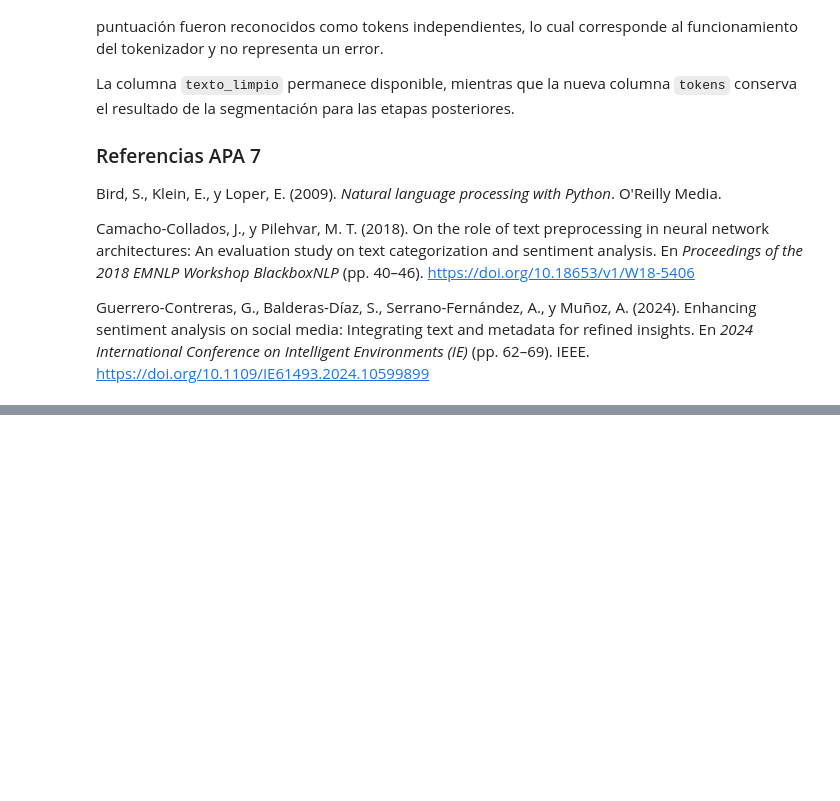
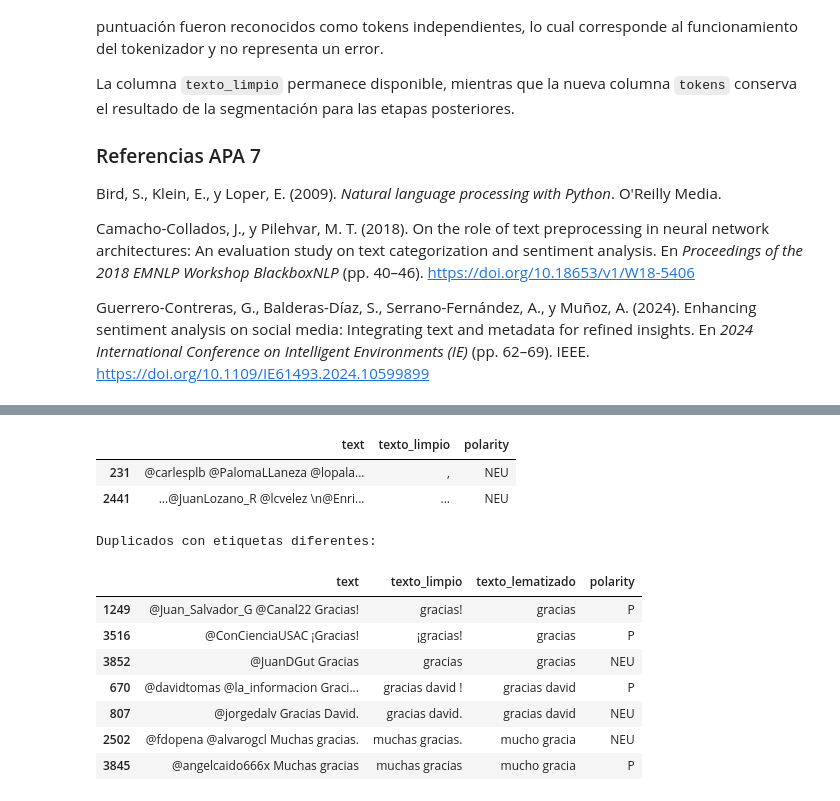
Before and after one commit to cahecaz/TrabajoFinal_analisisdesentimientos, a Jupyter notebook: Analisis_Inicial_IA_Tweets.ipynb, the cells around one changed output, grey strips where cells are left out. Saved outputs shown, nothing was run; the diff lists cells and outputs as text; code cells hidden in the pictures; blank space fills up the shorter version.

```diff
--- a/Analisis_Inicial_IA_Tweets.ipynb
+++ b/Analisis_Inicial_IA_Tweets.ipynb
@@ -669,0 +816,64 @@ https://doi.org/10.1109/IE61493.2024.10599899
+# %%
+# 22. Examinar casos generados por la lematización
+
+registros_sin_lemas = datos_limpios[
+    datos_limpios['cantidad_lemas'].eq(0)
+][
+    ['text', 'texto_limpio', 'polarity']
+]
+
+duplicados_lematizados = datos_limpios[
+    datos_limpios['texto_lematizado'].duplicated(
+        keep=False
+    )
+][
+    [
+        'text',
+        'texto_limpio',
+        'texto_lematizado',
+        'polarity'
+    ]
+].sort_values(
+    by='texto_lematizado'
+)
+
+textos_lematizados_conflictivos = etiquetas_por_texto[
+    etiquetas_por_texto > 1
+].index
+
+registros_lematizados_conflictivos = datos_limpios[
+    datos_limpios['texto_lematizado'].isin(
+        textos_lematizados_conflictivos
+    )
+][
+    [
+        'text',
+        'texto_limpio',
+        'texto_lematizado',
+        'polarity'
+    ]
+].sort_values(
+    by='texto_lematizado'
+)
+
+print(
+    'Registros sin lemas:',
+    len(registros_sin_lemas)
+)
+
+print(
+    'Registros involucrados en duplicados:',
+    len(duplicados_lematizados)
+)
+
+print(
+    'Grupos con etiquetas diferentes:',
+    len(textos_lematizados_conflictivos)
+)
+
+print('\nRegistros sin lemas:')
+display(registros_sin_lemas)
+
+print('\nDuplicados con etiquetas diferentes:')
+display(registros_lematizados_conflictivos)
+# %% [output]
@@ -669,0 +885,12 @@ https://doi.org/10.1109/IE61493.2024.10599899
+|  | text | texto_limpio | polarity |
+| 231 | @carlesplb @PalomaLLaneza @lopala... | , | NEU |
+| 2441 | ...@JuanLozano_R @lcvelez \n@Enri... | ... | NEU |
+Duplicados con etiquetas diferentes:
+|  | text | texto_limpio | texto_lematizado | polarity |
+| 1249 | @Juan_Salvador_G @Canal22 Gracias! | gracias! | gracias | P |
+| 3516 | @ConCienciaUSAC ¡Gracias! | ¡gracias! | gracias | P |
+| 3852 | @JuanDGut Gracias | gracias | gracias | NEU |
+| 670 | @davidtomas @la_informacion Graci... | gracias david ! | gracias david | P |
+| 807 | @jorgedalv Gracias David. | gracias david. | gracias david | NEU |
+| 2502 | @fdopena @alvarogcl Muchas gracias. | muchas gracias. | mucho gracia | NEU |
+| 3845 | @angelcaido666x Muchas gracias | muchas gracias | mucho gracia | P |
```
Also changed, not shown: parts of 8 cells of this notebook.
